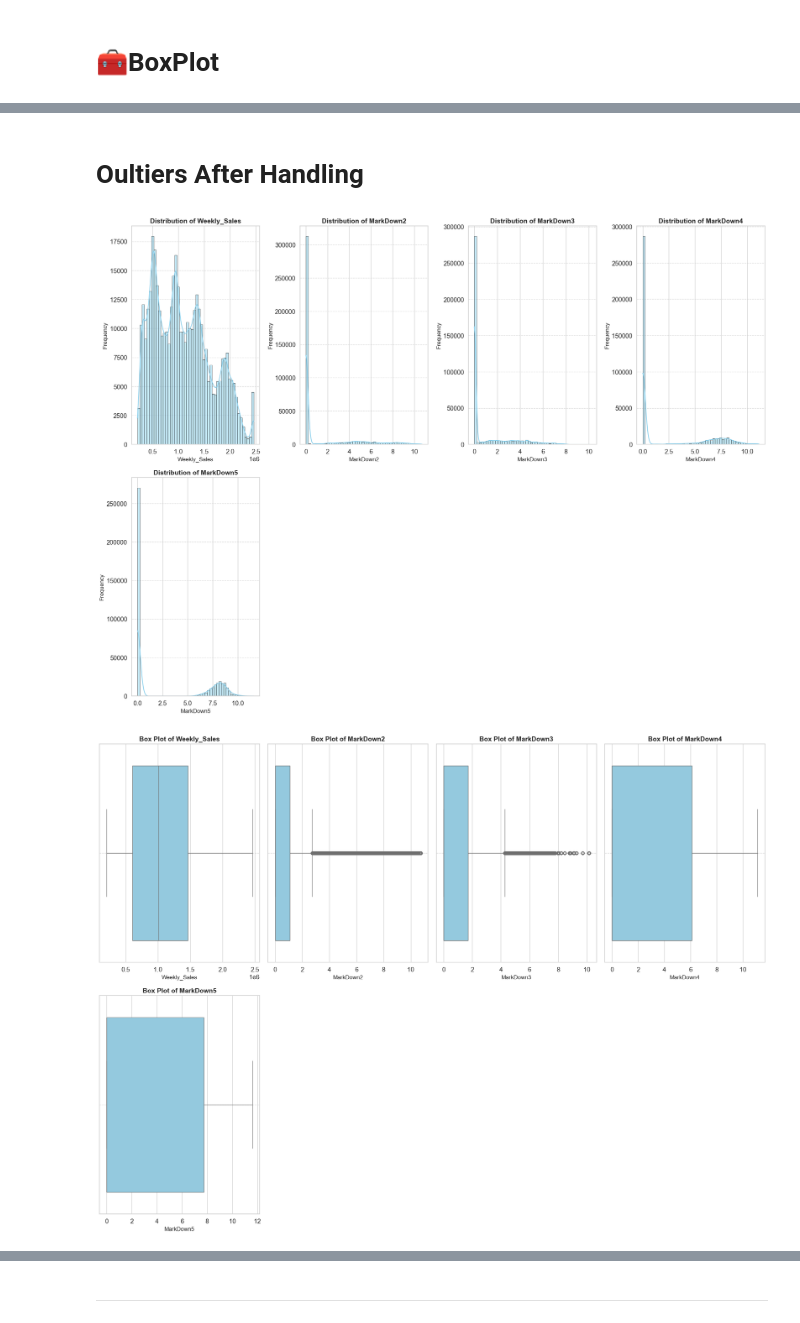
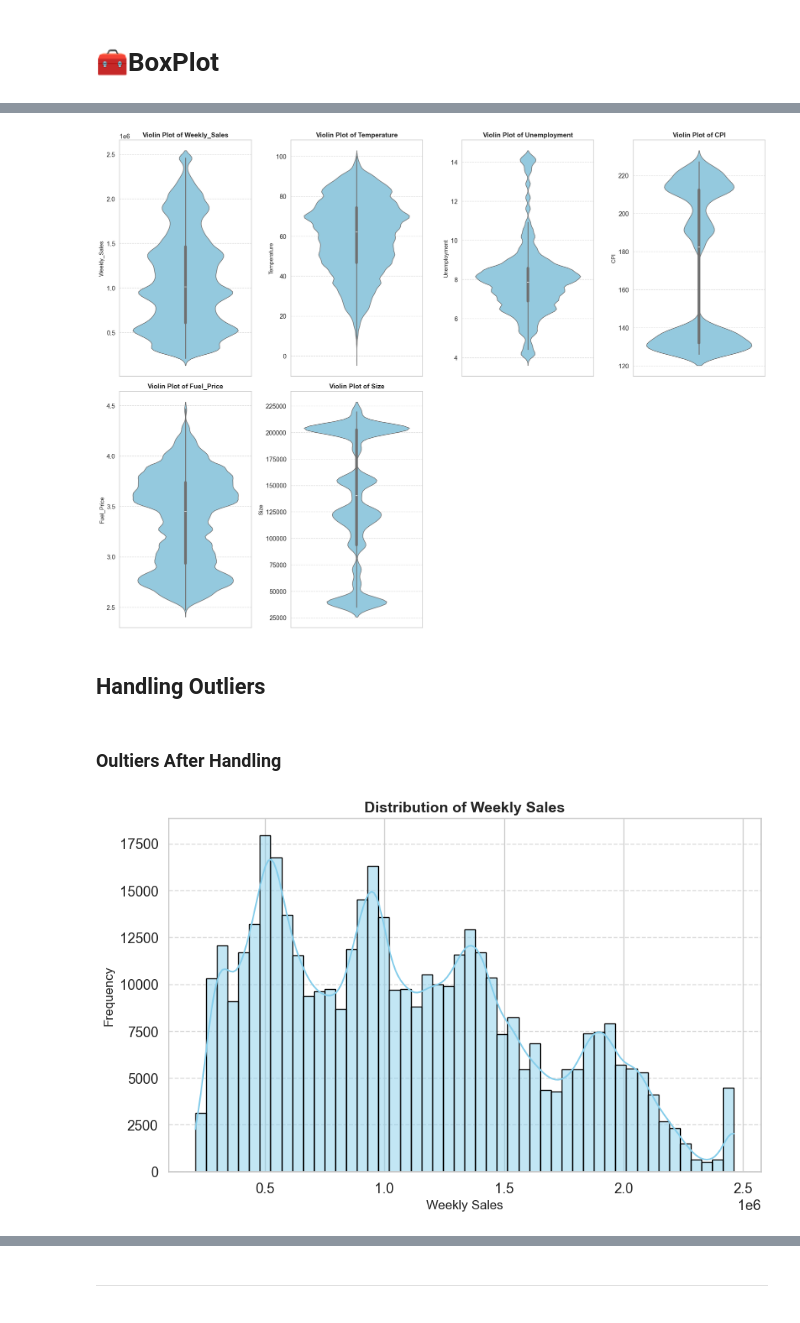
Before and after one commit to themastertm/sales-forecasting-and-optimization, a Jupyter notebook: Milestone #1 Deliverables/Exploratory Data Analysis.ipynb, the cells around one changed output, grey strips where cells are left out. Cells and saved outputs as stored; diff of their text form; code cells hidden in the pictures.

```diff
--- a/Milestone #1 Deliverables/Exploratory Data Analysis.ipynb
+++ b/Milestone #1 Deliverables/Exploratory Data Analysis.ipynb
@@ -540,32 +451,2 @@ plot_histograms_matrix(dataset, columns)
 # %% [markdown]
 # 🧰BoxPlot
-# %%
-# Set the style for the plots
-sns.set(style="whitegrid", palette="pastel", font_scale=1.2)
-
-# Define the columns to plot
-columns = ['Weekly_Sales', 'Temperature', 'Unemployment',
-           'MarkDown1', 'MarkDown2', 'MarkDown3', 'MarkDown4', 'MarkDown5']
-
-# Function to plot box plots in a 4x4 matrix layout
-def plot_boxplots_matrix(df, cols):
-    num_cols = 4
-    num_rows = (len(cols) + num_cols - 1) // num_cols  # Calculate the number of rows
-    fig, axes = plt.subplots(num_rows, num_cols, figsize=(20, 15))
-    axes = axes.flatten()  # Flatten the axes array for easy iteration
-
-    for i, col in enumerate(cols):
-        sns.boxplot(data=df, x=col, color="skyblue", ax=axes[i])
-        axes[i].set_title(f'Box Plot of {col}', fontsize=14, fontweight='bold')
-        axes[i].set_xlabel(col, fontsize=12)
-        axes[i].grid(axis='y', linestyle='--', alpha=0.7)
-
-    # Hide any unused subplots
-    for j in range(i + 1, len(axes)):
-        fig.delaxes(axes[j])
-
-    plt.tight_layout()
-    plt.show()
-
-# Call the function to plot box plots
-plot_boxplots_matrix(dataset, columns)
@@ -574,3 +483,33 @@ plot_boxplots_matrix(dataset, columns)
+# %%
+# Define the columns to plot
+columns = ['Weekly_Sales', 'Temperature', 'Unemployment', 'CPI', 'Fuel_Price', 'Size']
+
+# Function to plot violin plots in a 4x4 matrix layout
+def plot_violinplots_matrix(df, cols):
+    num_cols = 4
+    num_rows = (len(cols) + num_cols - 1) // num_cols  # Calculate the number of rows
+    fig, axes = plt.subplots(num_rows, num_cols, figsize=(20, 15))
+    axes = axes.flatten()  # Flatten the axes array for easy iteration
+
+    for i, col in enumerate(cols):
+        sns.violinplot(data=df, y=col, ax=axes[i], color="skyblue")
+        axes[i].set_title(f'Violin Plot of {col}', fontsize=14, fontweight='bold')
+        axes[i].set_ylabel(col, fontsize=12)
+        axes[i].grid(axis='y', linestyle='--', alpha=0.7)
+
+    # Hide any unused subplots
+    for j in range(i + 1, len(axes)):
+        fig.delaxes(axes[j])
+
+    plt.tight_layout()
+    plt.show()
+
+# Call the function to plot violin plots
+plot_violinplots_matrix(dataset, columns)
+# %% [output]
+[figure, added]
+# %% [markdown]
+## Handling Outliers
 # %%
 def cap_outliers(data, col, upper_percentile=0.99):
     upper_cap = data[col].quantile(upper_percentile)
@@ -583,17 +518,18 @@ def log_transform(data, col):
 # %%
 data = cap_outliers(dataset, 'Weekly_Sales', 0.99)
-data = log_transform(dataset, 'MarkDown2')
-data = log_transform(dataset, 'MarkDown3')
-data = log_transform(dataset, 'MarkDown4')
-data = log_transform(dataset, 'MarkDown5')
 # %% [markdown]
-# Oultiers After Handling
+### Oultiers After Handling
 # %%
-plot_histograms_matrix(data, ['Weekly_Sales', 'MarkDown2', 'MarkDown3', 'MarkDown4', 'MarkDown5'], bins=50)
-plot_boxplots_matrix(data, ['Weekly_Sales', 'MarkDown2', 'MarkDown3', 'MarkDown4', 'MarkDown5'])
+#Visualizing the Distribution of weekly sales after caping outliers in weeklySales
+plt.figure(figsize=(10, 6))
+sns.histplot(data['Weekly_Sales'], bins=50, kde=True, color="skyblue", edgecolor="black")
+plt.title('Distribution of Weekly Sales', fontsize=14, fontweight='bold')
+plt.xlabel('Weekly Sales', fontsize=12)
+plt.ylabel('Frequency', fontsize=12)
+plt.grid(axis='y', linestyle='--', alpha=0.7)
+plt.show()
 # %% [output]
-[figure, old version]
+[figure, new version]
-[figure, removed]
 # %% [markdown]
 # 📌 Outlier Handling Summary
 
```
Also changed, not shown: parts of 30 cells of this notebook, 2 other files.
